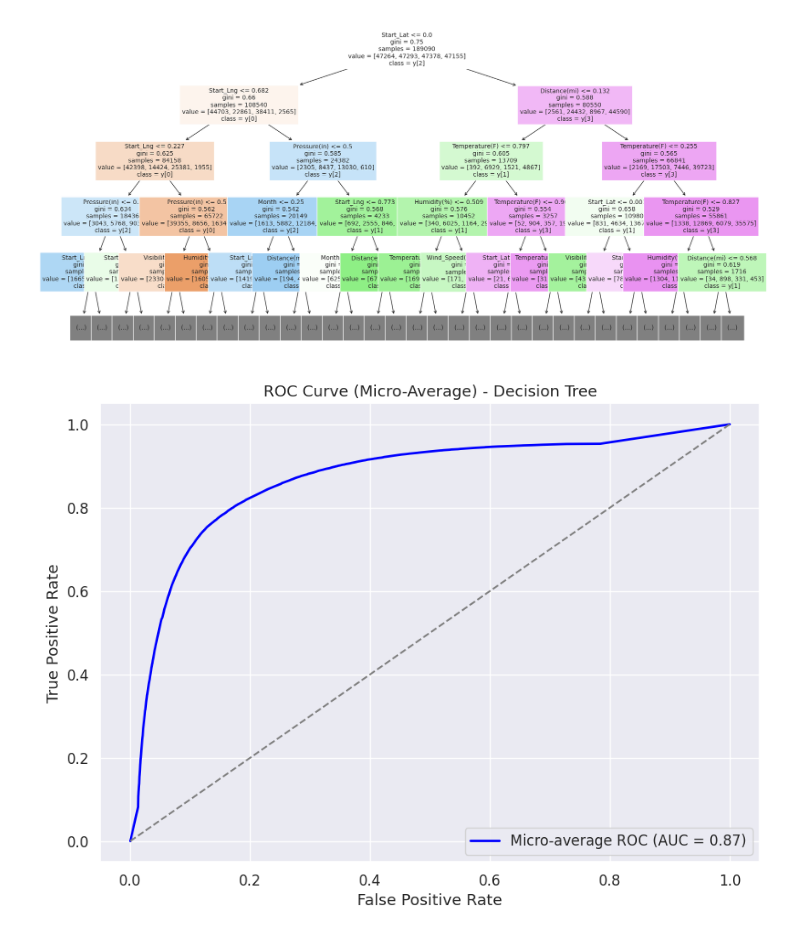
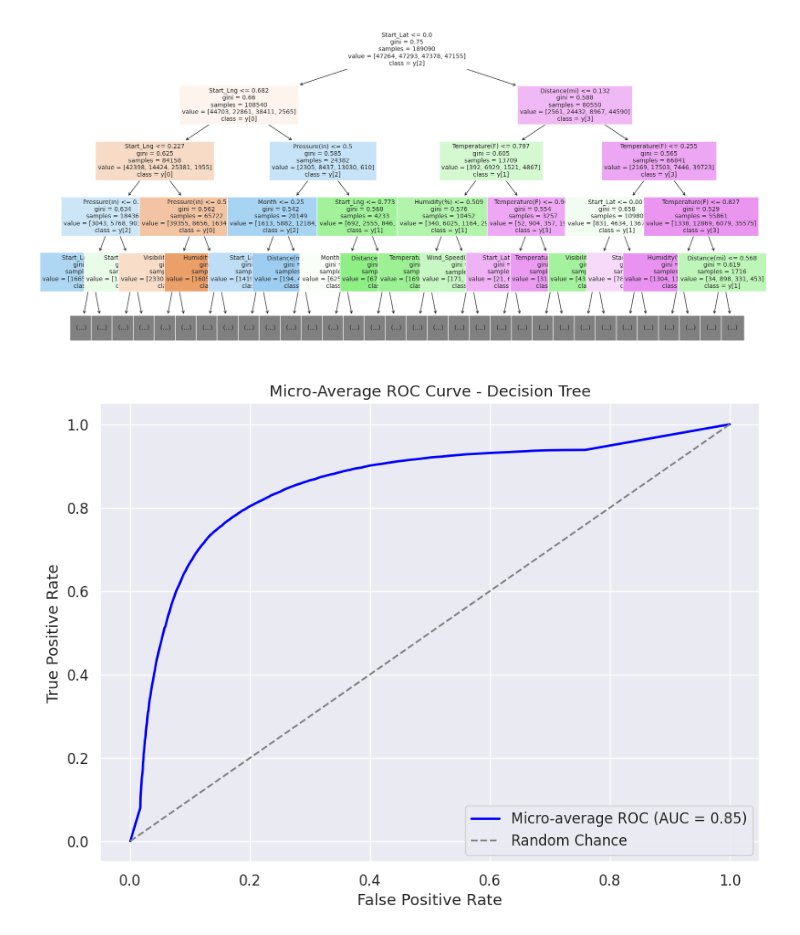
Before and after one commit to burakbasher/team12-Accident-Probability, a Jupyter notebook: data-preprocess/severity-prediction.ipynb, the cells around one changed output. Saved outputs shown, nothing was run; the diff lists cells and outputs as text; code cells hidden in the pictures.

```diff
--- a/data-preprocess/severity-prediction.ipynb
+++ b/data-preprocess/severity-prediction.ipynb
@@ -1382,24 +1537,27 @@ plt.show()
 # %% [output]
 [figure]
 # %%
-# Binarize y_test for multi-class ROC
-Y_test_binarized = label_binarize(y_test, classes=[1, 2, 3, 4])
 
-# Predict probabilities for ROC calculation
-y_score = best_dtc.predict_proba(X_test)
+# Binarize y_test into a one-vs-rest format for each class
+Y_test_binarized = label_binarize(y_validate, classes=[1, 2, 3, 4])
 
-# ROC Curve - Micro-Average
+# Get the predicted probabilities for each class
+y_score = best_dtc_reduced.predict_proba(X_validate_selected)
+
+# Compute Micro-average ROC Curve
 fpr_micro, tpr_micro, _ = roc_curve(Y_test_binarized.ravel(), y_score.ravel())
 roc_auc_micro = auc(fpr_micro, tpr_micro)
 
 # Plot Micro-average ROC Curve
 plt.figure(figsize=(10, 7))
 plt.plot(fpr_micro, tpr_micro, color='blue', lw=2, label=f"Micro-average ROC (AUC = {roc_auc_micro:.2f})")
-plt.plot([0, 1], [0, 1], linestyle='--', color='gray')
-plt.title("ROC Curve (Micro-Average) - Decision Tree")
+plt.plot([0, 1], [0, 1], linestyle='--', color='gray', label="Random Chance")
+
+plt.title("Micro-Average ROC Curve - Decision Tree")
 plt.xlabel("False Positive Rate")
 plt.ylabel("True Positive Rate")
 plt.legend(loc="lower right")
+plt.savefig('4_class_roc_all_decision_tree.png', dpi=300)
 plt.show()
 # %% [output]
-[figure, old version]
+[figure, new version]
```
Also changed, not shown: parts of 46 cells of this notebook.
